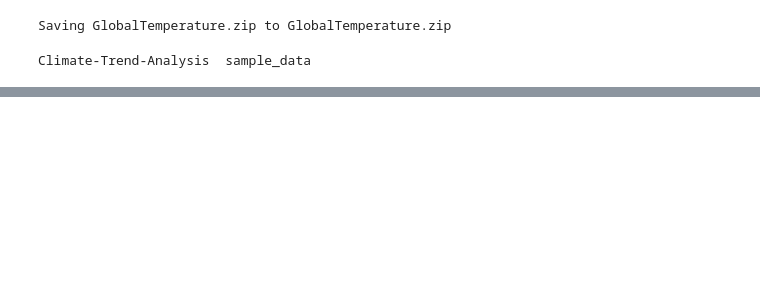
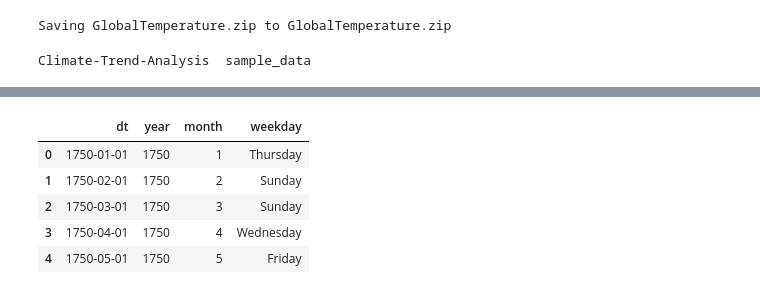
Before and after one commit to munni-annapareddy123/Climate-Trend-Analysis, a Jupyter notebook: Climate_Trend_Analysis.ipynb, the cells around one changed output, grey strips where cells are left out. Saved outputs shown, nothing was run; the diff lists cells and outputs as text; code cells hidden in the pictures; blank space fills up the shorter version.

```diff
--- a/Climate_Trend_Analysis.ipynb
+++ b/Climate_Trend_Analysis.ipynb
@@ -111,0 +130,26 @@ Climate-Trend-Analysis  sample_data
+# %%
+# 4) Detect & parse date columns
+
+# find columns containing 'date'
+date_cols = [c for c in df.columns if 'date' in c]
+print("Date-like columns found:", date_cols)
+
+# parse them to datetime (coerce errors to NaT)
+for c in date_cols:
+    df[c] = pd.to_datetime(df[c], errors='coerce')
+
+# pick a primary date column (commonly declarationdate or incidentbegindate)
+primary_date = None
+for cand in ['declarationdate','incidentbegindate','incidentenddate','begin_date','end_date']:
+    if cand in df.columns:
+        primary_date = cand
+        break
+
+print("Primary date chosen:", primary_date)
+
+# create new time-based features
+if primary_date:
+    df['year'] = df[primary_date].dt.year
+    df['month'] = df[primary_date].dt.month
+    df['weekday'] = df[primary_date].dt.day_name()
+    display(df[[primary_date,'year','month','weekday']].head())
@@ -111,0 +172,19 @@ Climate-Trend-Analysis  sample_data
+# %%
+# 4) Parse the 'dt' column as datetime and extract time features
+
+df['dt'] = pd.to_datetime(df['dt'], errors='coerce')
+
+# Create new time-based features
+df['year'] = df['dt'].dt.year
+df['month'] = df['dt'].dt.month
+df['weekday'] = df['dt'].dt.day_name()
+
+# Show a preview
+df[['dt', 'year', 'month', 'weekday']].head()
+# %% [output]
+|  | dt | year | month | weekday |
+| 0 | 1750-01-01 | 1750 | 1 | Thursday |
+| 1 | 1750-02-01 | 1750 | 2 | Sunday |
+| 2 | 1750-03-01 | 1750 | 3 | Sunday |
+| 3 | 1750-04-01 | 1750 | 4 | Wednesday |
+| 4 | 1750-05-01 | 1750 | 5 | Friday |
```
Also changed, not shown: parts of 18 cells of this notebook.
